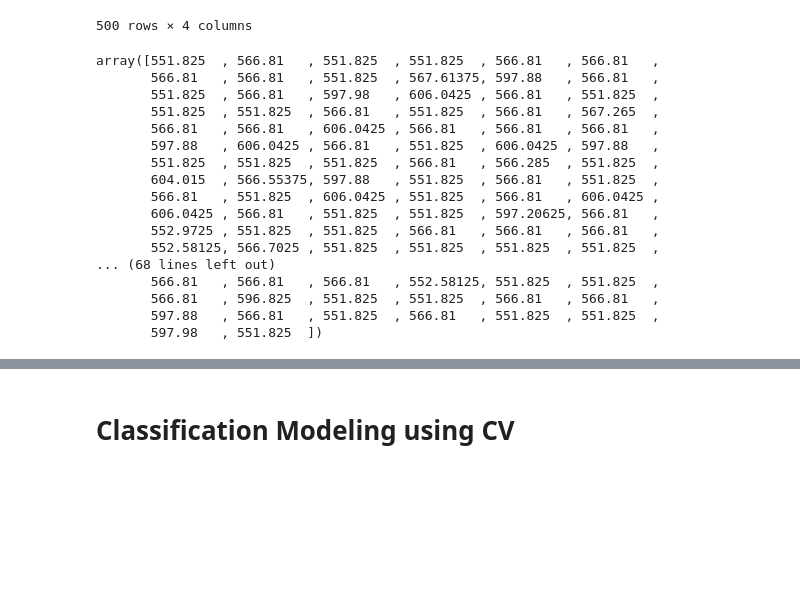
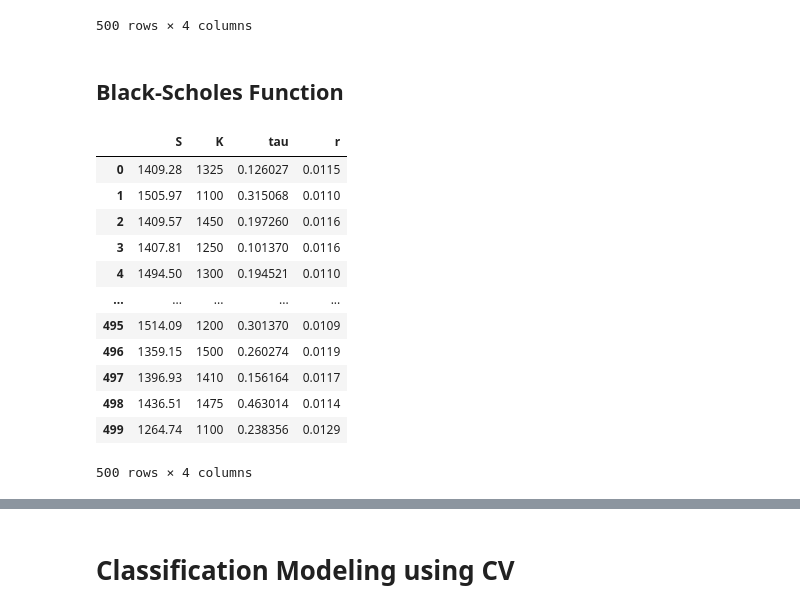
Before and after one commit to murtadhamr/dso530-applied-modern-statistical-learning-methods, a Jupyter notebook: Final Project.ipynb, the cells around one changed output, grey strips where cells are left out. Drawn from its saved outputs; the diff is of its cells as text; code cells hidden in the pictures; blank space fills up the shorter version.

```diff
--- a/Final Project - Classification.ipynb
+++ b/Final Project.ipynb
@@ -370,22 +379,22 @@ model = RandomForestRegressor(n_estimators=100, random_state=42)
 model.fit(X, y)
 y_new_predictions = model.predict(X_test_std)
 # %%
-y_new_predictions
+pd.DataFrame(y_new_predictions, columns = ['Value']).to_clipboard(index = False)
-# %% [output]
-array([551.825  , 566.81   , 551.825  , 551.825  , 566.81   , 566.81   ,
-       566.81   , 566.81   , 551.825  , 567.61375, 597.88   , 566.81   ,
-       551.825  , 566.81   , 597.98   , 606.0425 , 566.81   , 551.825  ,
-       551.825  , 551.825  , 566.81   , 551.825  , 566.81   , 567.265  ,
-       566.81   , 566.81   , 606.0425 , 566.81   , 566.81   , 566.81   ,
-       597.88   , 606.0425 , 566.81   , 551.825  , 606.0425 , 597.88   ,
-       551.825  , 551.825  , 551.825  , 566.81   , 566.285  , 551.825  ,
-       604.015  , 566.55375, 597.88   , 551.825  , 566.81   , 551.825  ,
-       566.81   , 551.825  , 606.0425 , 551.825  , 566.81   , 606.0425 ,
-       606.0425 , 566.81   , 551.825  , 551.825  , 597.20625, 566.81   ,
-       552.9725 , 551.825  , 551.825  , 566.81   , 566.81   , 566.81   ,
-       552.58125, 566.7025 , 551.825  , 551.825  , 551.825  , 551.825  ,
-... (68 lines left out)
-       566.81   , 566.81   , 566.81   , 552.58125, 551.825  , 551.825  ,
-       566.81   , 596.825  , 551.825  , 551.825  , 566.81   , 566.81   ,
-       597.88   , 566.81   , 551.825  , 566.81   , 551.825  , 551.825  ,
-       597.98   , 551.825  ])
+# %% [markdown]
+## Black-Scholes Function
+# %%
+df_test
+# %% [output]
+|  | S | K | tau | r |
+| 0 | 1409.28 | 1325 | 0.126027 | 0.0115 |
+| 1 | 1505.97 | 1100 | 0.315068 | 0.0110 |
+| 2 | 1409.57 | 1450 | 0.197260 | 0.0116 |
+| 3 | 1407.81 | 1250 | 0.101370 | 0.0116 |
+| 4 | 1494.50 | 1300 | 0.194521 | 0.0110 |
+| ... | ... | ... | ... | ... |
+| 495 | 1514.09 | 1200 | 0.301370 | 0.0109 |
+| 496 | 1359.15 | 1500 | 0.260274 | 0.0119 |
+| 497 | 1396.93 | 1410 | 0.156164 | 0.0117 |
+| 498 | 1436.51 | 1475 | 0.463014 | 0.0114 |
+| 499 | 1264.74 | 1100 | 0.238356 | 0.0129 |
+500 rows × 4 columns
```
Also changed, not shown: parts of 19 cells of this notebook, 3 other files.
